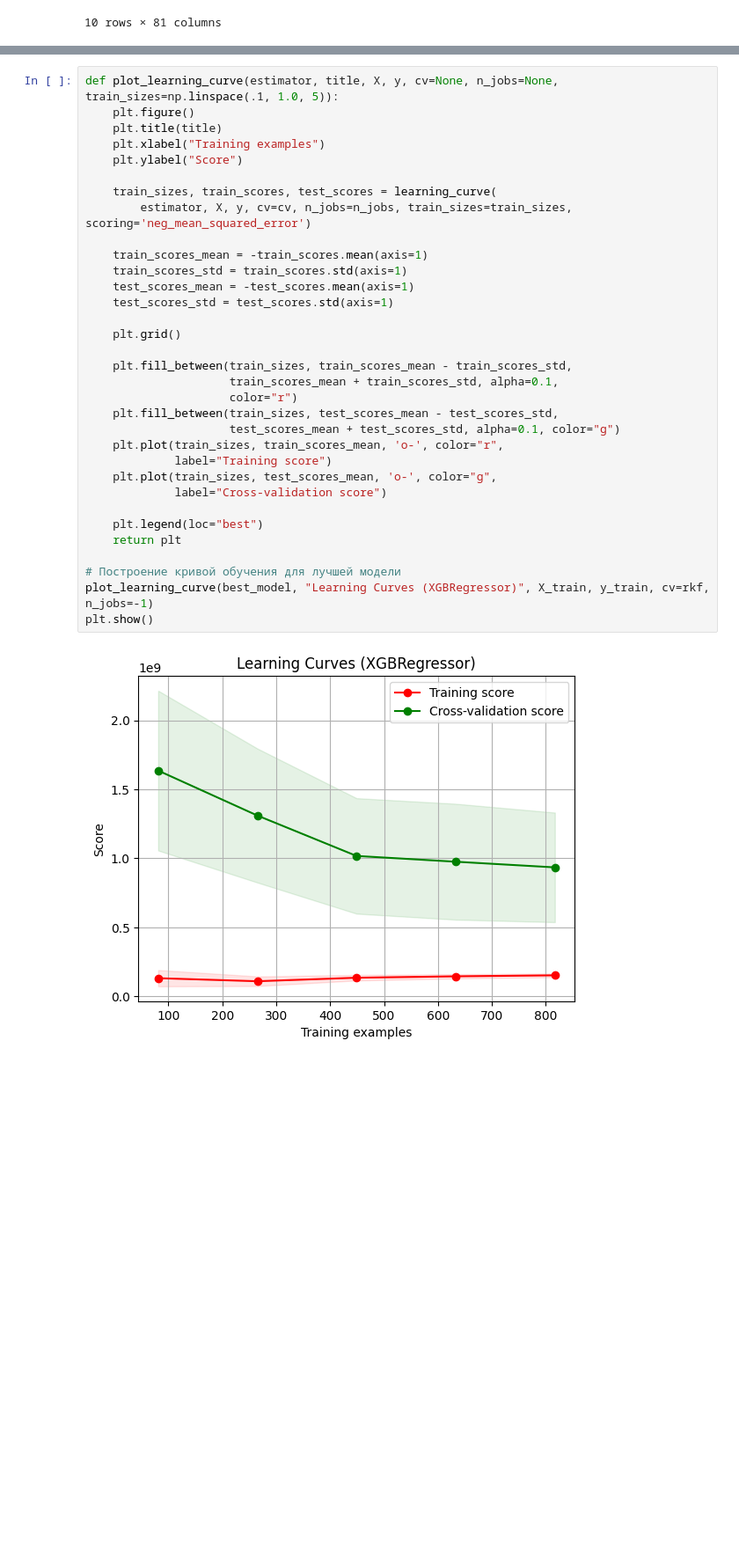
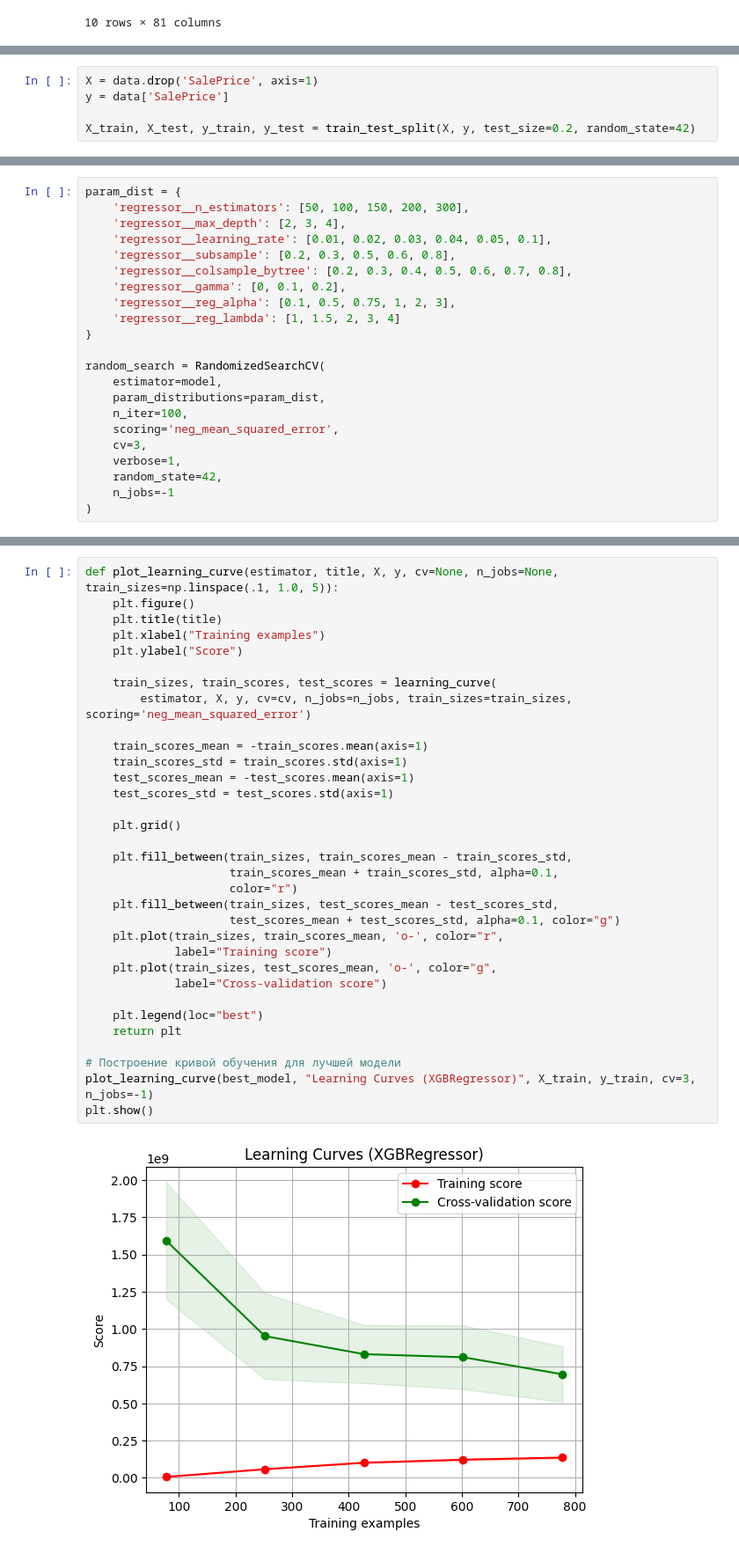
Before and after one commit to NasdormML/House_Price_Prediction, a Jupyter notebook: XGB_regress.ipynb, the cells around one changed output, grey strips where cells are left out. Shown at 88% size. Saved outputs shown, nothing was run; the diff lists cells and outputs as text; blank space fills up the shorter version.

```diff
--- a/XGB_regress.ipynb
+++ b/XGB_regress.ipynb
@@ -148,0 +64,5 @@ RMSE: 123.71543286819951
+# %%
+X = data.drop('SalePrice', axis=1)
+y = data['SalePrice']
+
+X_train, X_test, y_train, y_test = train_test_split(X, y, test_size=0.2, random_state=42)
@@ -148,0 +115,22 @@ RMSE: 123.71543286819951
+# %%
+param_dist = {
+    'regressor__n_estimators': [50, 100, 150, 200, 300],
+    'regressor__max_depth': [2, 3, 4],
+    'regressor__learning_rate': [0.01, 0.02, 0.03, 0.04, 0.05, 0.1],
+    'regressor__subsample': [0.2, 0.3, 0.5, 0.6, 0.8],
+    'regressor__colsample_bytree': [0.2, 0.3, 0.4, 0.5, 0.6, 0.7, 0.8],
+    'regressor__gamma': [0, 0.1, 0.2],
+    'regressor__reg_alpha': [0.1, 0.5, 0.75, 1, 2, 3],
+    'regressor__reg_lambda': [1, 1.5, 2, 3, 4]
+}
+
+random_search = RandomizedSearchCV(
+    estimator=model,
+    param_distributions=param_dist,
+    n_iter=100,
+    scoring='neg_mean_squared_error',
+    cv=3,
+    verbose=1,
+    random_state=42,
+    n_jobs=-1
+)
@@ -152,32 +169,32 @@ def plot_learning_curve(estimator, title, X, y, cv=None, n_jobs=None, train_size
     plt.title(title)
     plt.xlabel("Training examples")
     plt.ylabel("Score")
 
     train_sizes, train_scores, test_scores = learning_curve(
         estimator, X, y, cv=cv, n_jobs=n_jobs, train_sizes=train_sizes, scoring='neg_mean_squared_error')
 
     train_scores_mean = -train_scores.mean(axis=1)
     train_scores_std = train_scores.std(axis=1)
     test_scores_mean = -test_scores.mean(axis=1)
     test_scores_std = test_scores.std(axis=1)
 
     plt.grid()
 
     plt.fill_between(train_sizes, train_scores_mean - train_scores_std,
                      train_scores_mean + train_scores_std, alpha=0.1,
                      color="r")
     plt.fill_between(train_sizes, test_scores_mean - test_scores_std,
                      test_scores_mean + test_scores_std, alpha=0.1, color="g")
     plt.plot(train_sizes, train_scores_mean, 'o-', color="r",
              label="Training score")
     plt.plot(train_sizes, test_scores_mean, 'o-', color="g",
              label="Cross-validation score")
 
     plt.legend(loc="best")
     return plt
 
 # Построение кривой обучения для лучшей модели
-plot_learning_curve(best_model, "Learning Curves (XGBRegressor)", X_train, y_train, cv=rkf, n_jobs=-1)
+plot_learning_curve(best_model, "Learning Curves (XGBRegressor)", X_train, y_train, cv=3, n_jobs=-1)
 plt.show()
 # %% [output]
-[figure, old version]
+[figure, new version]
```
Also changed, not shown: parts of 23 cells of this notebook, 1 other file.
